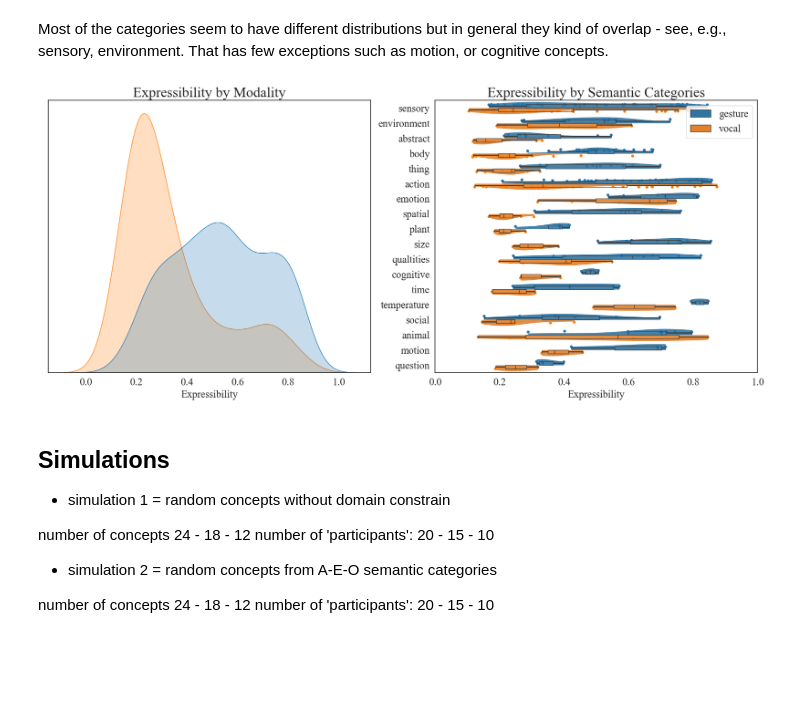
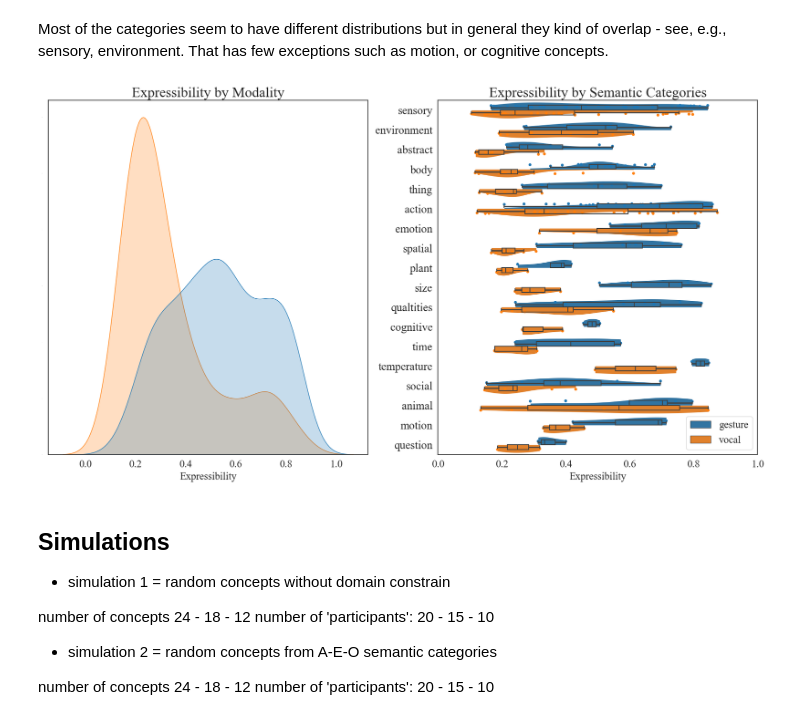
Before and after one commit to sarkadava/FLESH_Expressibility_vs_guessability, a Jupyter notebook: 03_Simulations/scripts/2_Run_simulations_all.ipynb, the cells around one changed output. Drawn from its saved outputs; the diff is of its cells as text; code cells hidden in the pictures; blank space fills up the shorter version.

```diff
--- a/03_Simulations/scripts/2_Run_simulations_all.ipynb
+++ b/03_Simulations/scripts/2_Run_simulations_all.ipynb
@@ -200,7 +200,7 @@ plt.rcParams['font.family'] = 'Times New Roman'
 palette = sns.color_palette("tab10", 2)
 
 # Create subplots
-fig, axes = plt.subplots(1, 2, figsize=(18, 8))  # 1 row, 2 columns
+fig, axes = plt.subplots(1, 2, figsize=(18, 10))  # 1 row, 2 columns
 
 # === Plot 1: KDE Plot ===
 sns.kdeplot(data=df, x='fit', hue='modality', fill=True, common_norm=False, ax=axes[0], palette=palette, legend=False)
@@ -214,35 +214,35 @@ axes[0].tick_params(axis='y', labelsize=0)
 sns.violinplot(y="SemanticCat", x="fit", hue="modality", data=df, dodge=True,
                palette=palette, split=True, inner=None, scale='width',
                linewidth=0, cut=0, ax=axes[1], alpha=0.9)
 
 # Boxplot on top (IMPORTANT: use same dodge=True and same hue order)
 sns.boxplot(y="SemanticCat", x="fit", hue="modality", data=df, dodge=True,
             width=0.5, palette=palette, showcaps=True, boxprops={'facecolor': 'none', 'zorder': 3},
             showfliers=False, whiskerprops={'linewidth': 2}, ax=axes[1])
 
 # Stripplot overlay
 sns.stripplot(y="SemanticCat", x="fit", hue="modality", data=df,
               dodge=True, palette=palette, ax=axes[1], legend=False, zorder=1)
 
 # Cleanup duplicate legends (from three hue layers)
 handles, labels = axes[1].get_legend_handles_labels()
 by_label = dict(zip(labels, handles))
 axes[1].legend(by_label.values(), by_label.keys(), title='', title_fontsize=14, fontsize=18)
 
 # Aesthetics
 axes[1].tick_params(axis='x', labelrotation=0, labelsize=18)
-axes[1].tick_params(axis='y', labelsize=18)
+axes[1].tick_params(axis='y', labelsize=20)
 axes[1].set_xlabel('Expressibility', fontsize=18)
 axes[1].set_ylabel('')
 axes[1].set_xlim(0, 1)
 axes[1].set_title("Expressibility by Semantic Categories", fontsize=25)
 
 
 # Tight layout
 plt.tight_layout()
 plt.show()
 # %% [output]
-[figure, old version]
+[figure, new version]
 # %% [markdown]
 ## Simulations
 
```
Also changed, not shown: parts of 4 cells of this notebook, 17 other files.
